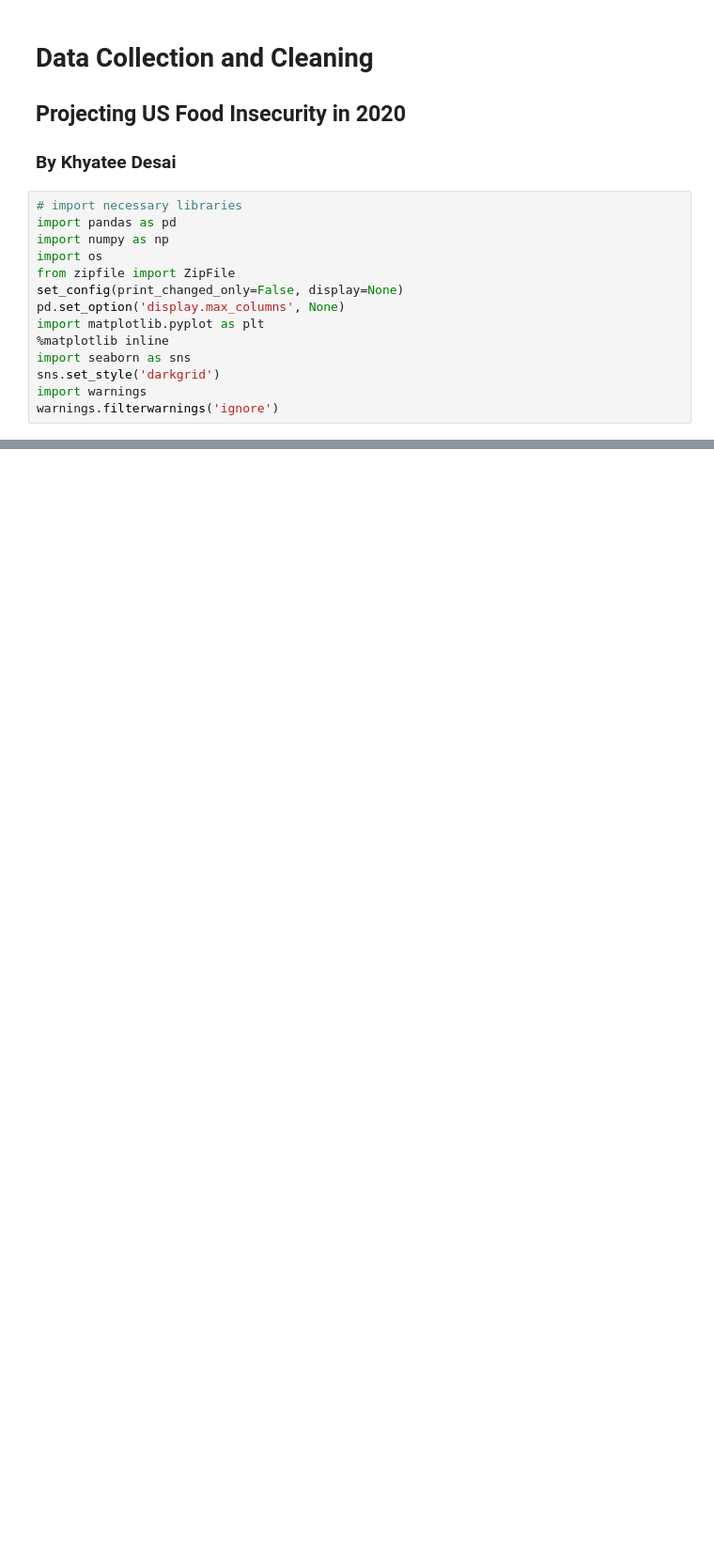
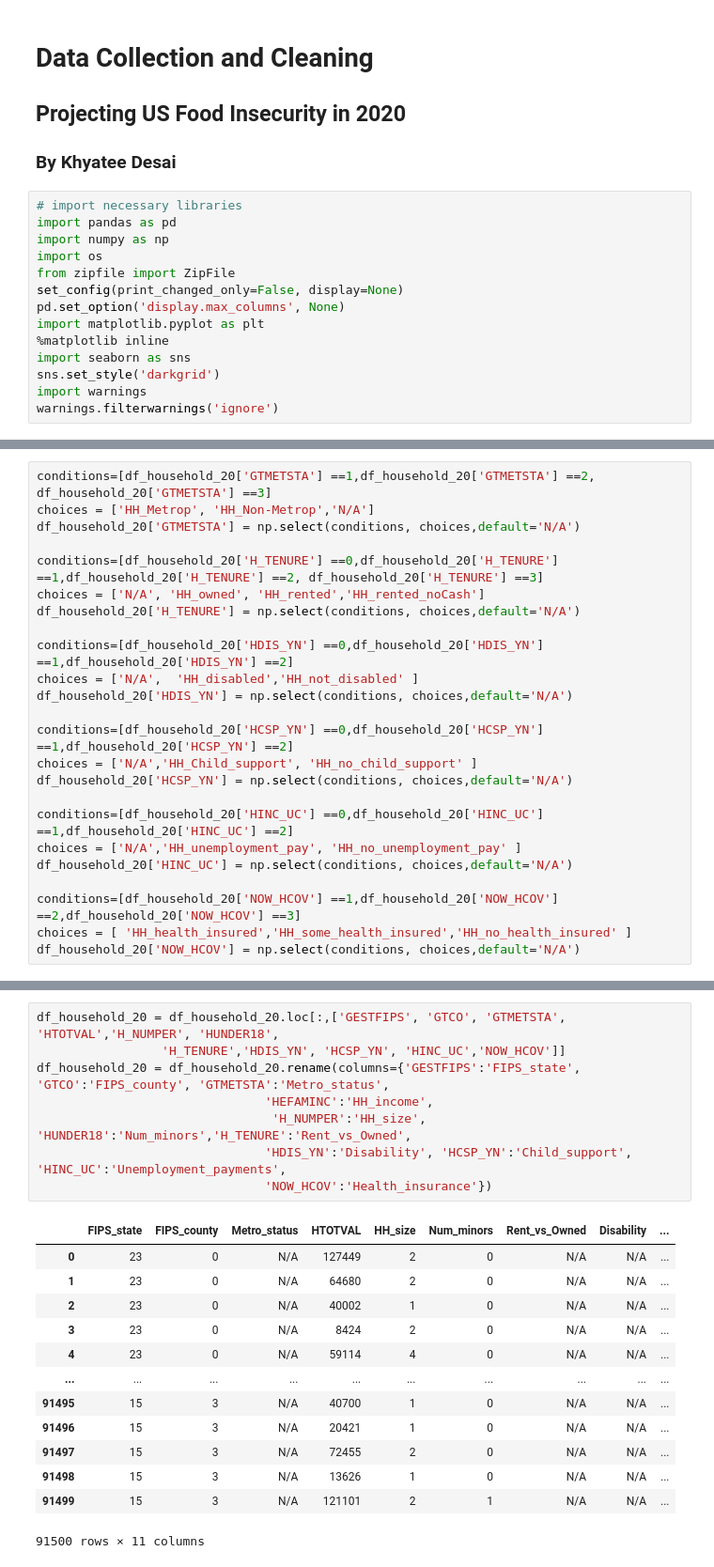
Before and after one commit to khyateed/projecting-food-insecurity, a Jupyter notebook: notebooks/cleaning.ipynb, the cells around one changed output, grey strips where cells are left out. Shown at 94% size. Cells and saved outputs as stored; diff of their text form; blank space fills up the shorter version.

```diff
--- a/notebooks/cleaning.ipynb
+++ b/notebooks/cleaning.ipynb
@@ -139,0 +182,24 @@ df_household_20
+# %%
+conditions=[df_household_20['GTMETSTA'] ==1,df_household_20['GTMETSTA'] ==2, df_household_20['GTMETSTA'] ==3]
+choices = ['HH_Metrop', 'HH_Non-Metrop','N/A']
+df_household_20['GTMETSTA'] = np.select(conditions, choices,default='N/A')
+
+conditions=[df_household_20['H_TENURE'] ==0,df_household_20['H_TENURE'] ==1,df_household_20['H_TENURE'] ==2, df_household_20['H_TENURE'] ==3]
+choices = ['N/A', 'HH_owned', 'HH_rented','HH_rented_noCash']
+df_household_20['H_TENURE'] = np.select(conditions, choices,default='N/A')
+
+conditions=[df_household_20['HDIS_YN'] ==0,df_household_20['HDIS_YN'] ==1,df_household_20['HDIS_YN'] ==2]
+choices = ['N/A',  'HH_disabled','HH_not_disabled' ]
+df_household_20['HDIS_YN'] = np.select(conditions, choices,default='N/A')
+
+conditions=[df_household_20['HCSP_YN'] ==0,df_household_20['HCSP_YN'] ==1,df_household_20['HCSP_YN'] ==2]
+choices = ['N/A','HH_Child_support', 'HH_no_child_support' ]
+df_household_20['HCSP_YN'] = np.select(conditions, choices,default='N/A')
+
+conditions=[df_household_20['HINC_UC'] ==0,df_household_20['HINC_UC'] ==1,df_household_20['HINC_UC'] ==2]
+choices = ['N/A','HH_unemployment_pay', 'HH_no_unemployment_pay' ]
+df_household_20['HINC_UC'] = np.select(conditions, choices,default='N/A')
+
+conditions=[df_household_20['NOW_HCOV'] ==1,df_household_20['NOW_HCOV'] ==2,df_household_20['NOW_HCOV'] ==3]
+choices = [ 'HH_health_insured','HH_some_health_insured','HH_no_health_insured' ]
+df_household_20['NOW_HCOV'] = np.select(conditions, choices,default='N/A')
@@ -139,0 +216,22 @@ df_household_20
+# %%
+df_household_20 = df_household_20.loc[:,['GESTFIPS', 'GTCO', 'GTMETSTA', 'HTOTVAL','H_NUMPER', 'HUNDER18',
+                 'H_TENURE','HDIS_YN', 'HCSP_YN', 'HINC_UC','NOW_HCOV']]
+df_household_20 = df_household_20.rename(columns={'GESTFIPS':'FIPS_state', 'GTCO':'FIPS_county', 'GTMETSTA':'Metro_status',
+                               'HEFAMINC':'HH_income',
+                                'H_NUMPER':'HH_size', 'HUNDER18':'Num_minors','H_TENURE':'Rent_vs_Owned',
+                               'HDIS_YN':'Disability', 'HCSP_YN':'Child_support', 'HINC_UC':'Unemployment_payments',
+                               'NOW_HCOV':'Health_insurance'})
+# %% [output]
+|  | FIPS_state | FIPS_county | Metro_status | HTOTVAL | HH_size | Num_minors | Rent_vs_Owned | Disability | ... |
+| 0 | 23 | 0 | N/A | 127449 | 2 | 0 | N/A | N/A | ... |
+| 1 | 23 | 0 | N/A | 64680 | 2 | 0 | N/A | N/A | ... |
+| 2 | 23 | 0 | N/A | 40002 | 1 | 0 | N/A | N/A | ... |
+| 3 | 23 | 0 | N/A | 8424 | 2 | 0 | N/A | N/A | ... |
+| 4 | 23 | 0 | N/A | 59114 | 4 | 0 | N/A | N/A | ... |
+| ... | ... | ... | ... | ... | ... | ... | ... | ... | ... |
+| 91495 | 15 | 3 | N/A | 40700 | 1 | 0 | N/A | N/A | ... |
+| 91496 | 15 | 3 | N/A | 20421 | 1 | 0 | N/A | N/A | ... |
+| 91497 | 15 | 3 | N/A | 72455 | 2 | 0 | N/A | N/A | ... |
+| 91498 | 15 | 3 | N/A | 13626 | 1 | 0 | N/A | N/A | ... |
+| 91499 | 15 | 3 | N/A | 121101 | 2 | 1 | N/A | N/A | ... |
+91500 rows × 11 columns
```
Also changed, not shown: parts of 48 cells of this notebook.
